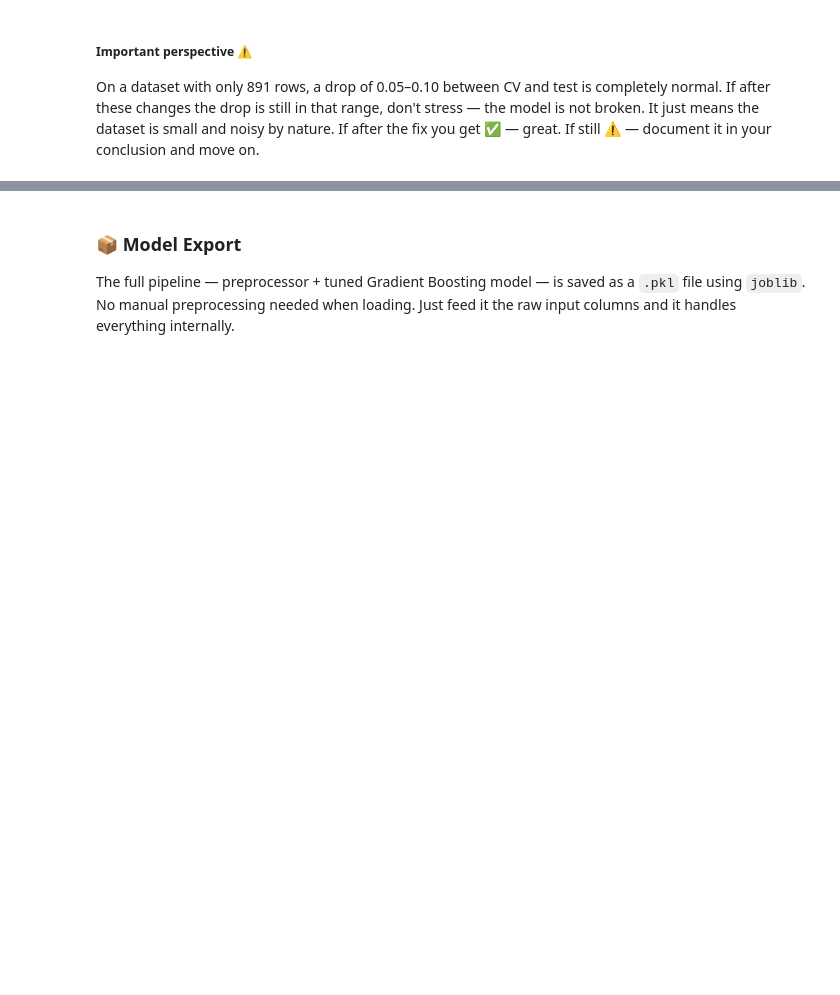
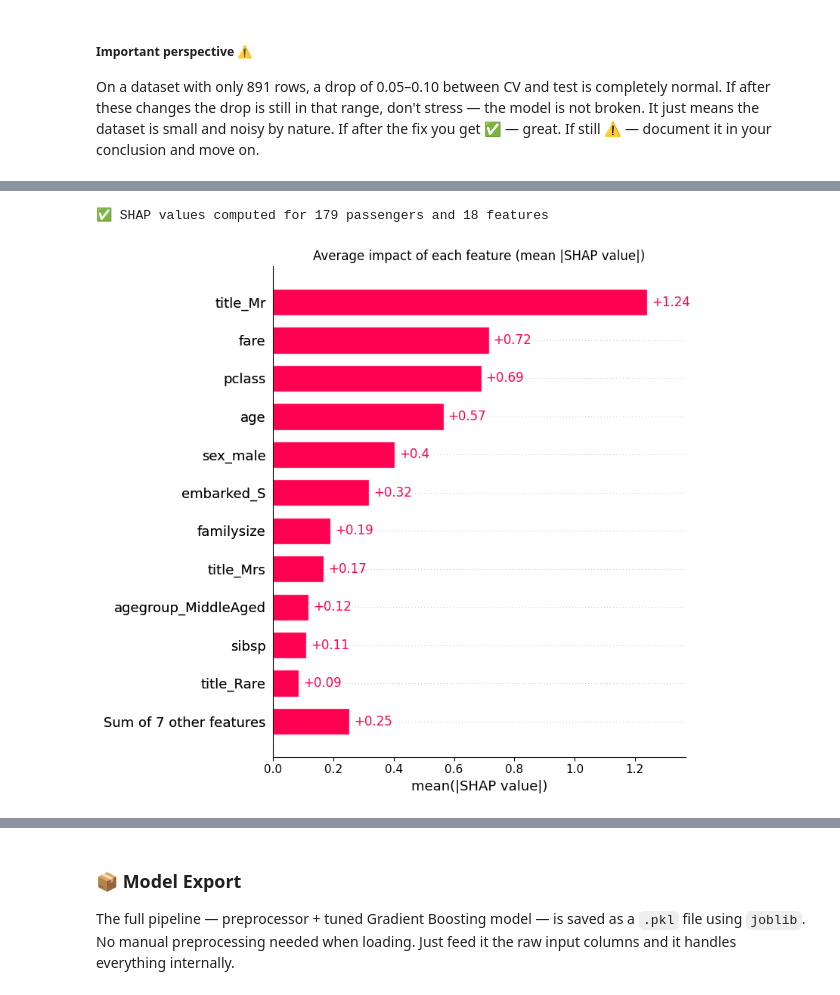
Before and after one commit to MaykInvest/Titanic-analysis, a Jupyter notebook: analysis.ipynb, the cells around one changed output, grey strips where cells are left out. Saved outputs shown, nothing was run; the diff lists cells and outputs as text; code cells hidden in the pictures; blank space fills up the shorter version.

Commit message:
UPDATE: Add the Shap to the project and update the README

```diff
--- a/analysis.ipynb
+++ b/analysis.ipynb
@@ -938,0 +944,30 @@ If after the fix you get ✅ — great. If still ⚠️ — document it in your
+# %%
+# 1. Split the fitted pipeline into its two parts
+preprocessor_fitted = best_model.named_steps['preprocessor']
+gb_model            = best_model.named_steps['model']
+
+# 2. Transform the test set exactly like the model sees it
+X_test_transformed = preprocessor_fitted.transform(X_test)
+if hasattr(X_test_transformed, 'toarray'):          # one-hot output can be sparse
+    X_test_transformed = X_test_transformed.toarray()
+
+# 3. Readable column names: "number__age" -> "age", "category__sex_male" -> "sex_male"
+feature_names = [name.split('__', 1)[1] for name in preprocessor_fitted.get_feature_names_out()]
+X_test_shap = pd.DataFrame(X_test_transformed, columns=feature_names, index=X_test.index)
+
+# 4. Compute SHAP values (Tree explainer works directly with Gradient Boosting)
+explainer   = shap.TreeExplainer(gb_model)
+shap_values = explainer(X_test_shap)
+
+print(f"✅ SHAP values computed for {shap_values.shape[0]} passengers and {shap_values.shape[1]} features")
+# %% [output]
+✅ SHAP values computed for 179 passengers and 18 features
+# %%
+# 5. Visualize the average impact of each feature on the model's output
+plt.figure()
+shap.plots.bar(shap_values, max_display=12, show=False)
+plt.title('Average impact of each feature (mean |SHAP value|)')
+plt.tight_layout()
+plt.show()
+# %% [output]
+[figure, added]
```
Also changed, not shown: parts of 8 cells of this notebook, 2 other files.
